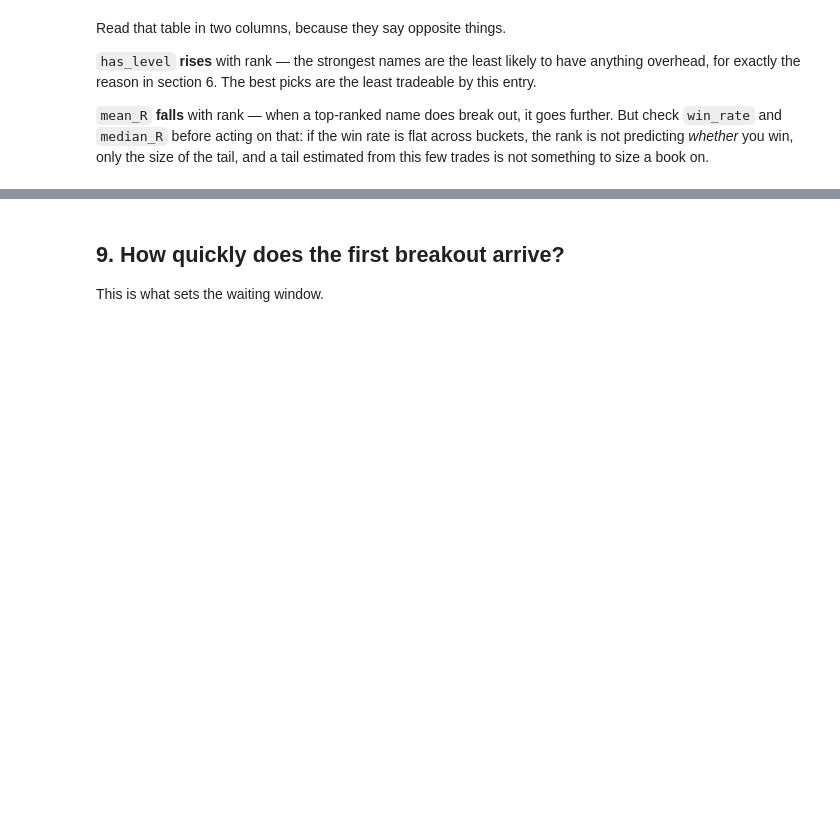
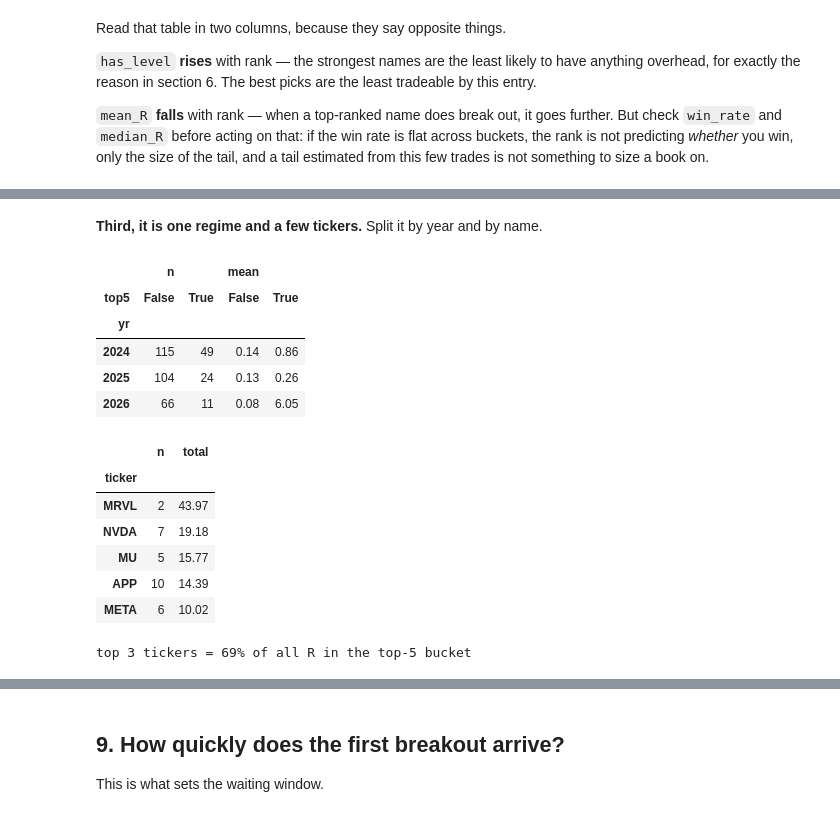
Before and after one commit to tli9181991/qqq_boxx_strategies, a Jupyter notebook: notebooks/breakout_success_rate.ipynb, the cells around one changed output, grey strips where cells are left out. Saved outputs shown, nothing was run; the diff lists cells and outputs as text; code cells hidden in the pictures; blank space fills up the shorter version.

```diff
--- a/notebooks/breakout_success_rate.ipynb
+++ b/notebooks/breakout_success_rate.ipynb
@@ -309,0 +319,7 @@ tail, and a tail estimated from this few trades is not something to size a book
+# %%
+conf = funnel[funnel["confirmed"]].dropna(subset=["r_multiple"]).copy()
+r_pct = conf["R"] / conf["entry_price"] * 100
+print(f"median 1R      = {r_pct.median():.2f}% of the entry price")
+print(f"so +1.37R      = {1.37 * r_pct.median():.1f}% of the POSITION, not of the book")
+print(f"confirm rate   = {funnel.loc[funnel['rank'] <= 5, 'confirmed'].mean():.1%} "
+      f"of top-5 picks ever become a trade")
@@ -309,0 +355,27 @@ tail, and a tail estimated from this few trades is not something to size a book
+# %% [markdown]
+**Third, it is one regime and a few tickers.** Split it by year and by name.
+# %%
+conf["yr"] = conf["selection_date"].dt.year
+conf["top5"] = conf["rank"] <= 5
+display(conf.groupby(["yr", "top5"])["r_multiple"].agg(n="size", mean="mean").unstack().round(2))
+
+t5 = conf[conf["top5"]]
+by_ticker = t5.groupby("ticker")["r_multiple"].agg(n="size", total="sum").sort_values("total", ascending=False)
+display(by_ticker.head(5).round(2))
+print(f"top 3 tickers = {by_ticker['total'].head(3).sum() / t5['r_multiple'].sum():.0%} "
+      f"of all R in the top-5 bucket")
+# %% [output]
+|  | n |  | mean |  |
+| top5 | False | True | False | True |
+| yr |  |  |  |  |
+| 2024 | 115 | 49 | 0.14 | 0.86 |
+| 2025 | 104 | 24 | 0.13 | 0.26 |
+| 2026 | 66 | 11 | 0.08 | 6.05 |
+|  | n | total |
+| ticker |  |  |
+| MRVL | 2 | 43.97 |
+| NVDA | 7 | 19.18 |
+| MU | 5 | 15.77 |
+| APP | 10 | 14.39 |
+| META | 6 | 10.02 |
+top 3 tickers = 69% of all R in the top-5 bucket
```
Also changed, not shown: parts of 9 cells of this notebook, 1 other file.
